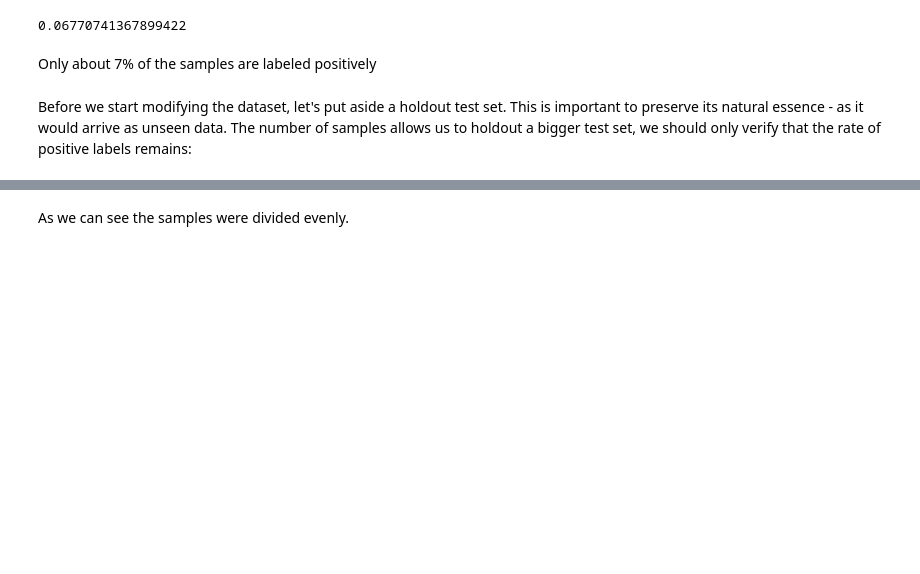
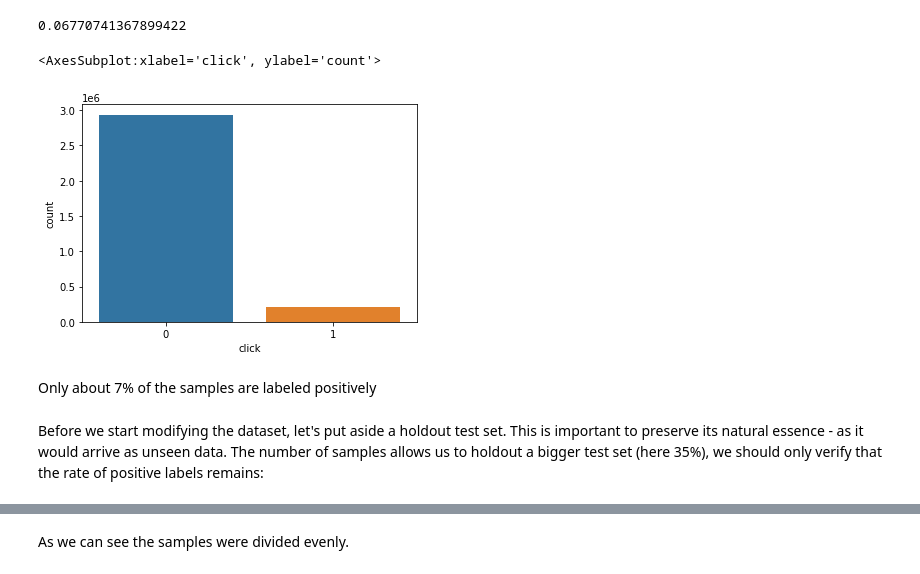
Before and after one commit to daniellevin233/Python_projects, a Jupyter notebook: Click_Prediction_Challenge/click_prediction_model.ipynb, the cells around one changed output, grey strips where cells are left out. Saved outputs shown, nothing was run; the diff lists cells and outputs as text; code cells hidden in the pictures; blank space fills up the shorter version.

```diff
--- a/Click_Prediction_Challenge/click_prediction_model.ipynb
+++ b/Click_Prediction_Challenge/click_prediction_model.ipynb
@@ -72,10 +116,15 @@ def positive_labels_rate(df):
 positive_labels_rate(df)
 # %% [output]
 0.06770741367899422
+# %%
+sns.countplot(x='click', data=df)
+# %% [output]
+<AxesSubplot:xlabel='click', ylabel='count'>
+[figure, added]
 # %% [markdown]
 Only about 7% of the samples are labeled positively
 # %% [markdown]
-Before we start modifying the dataset, let's put aside a holdout test set. This is important to preserve its natural essence - as it would arrive as unseen data. The number of samples allows us to holdout a bigger test set, we should only verify that the rate of positive labels remains:
+Before we start modifying the dataset, let's put aside a holdout test set. This is important to preserve its natural essence - as it would arrive as unseen data. The number of samples allows us to holdout a bigger test set (here 35%), we should only verify that the rate of positive labels remains:
 # %%
 from sklearn.model_selection import train_test_split
 
```
Also changed, not shown: parts of 101 cells of this notebook.
